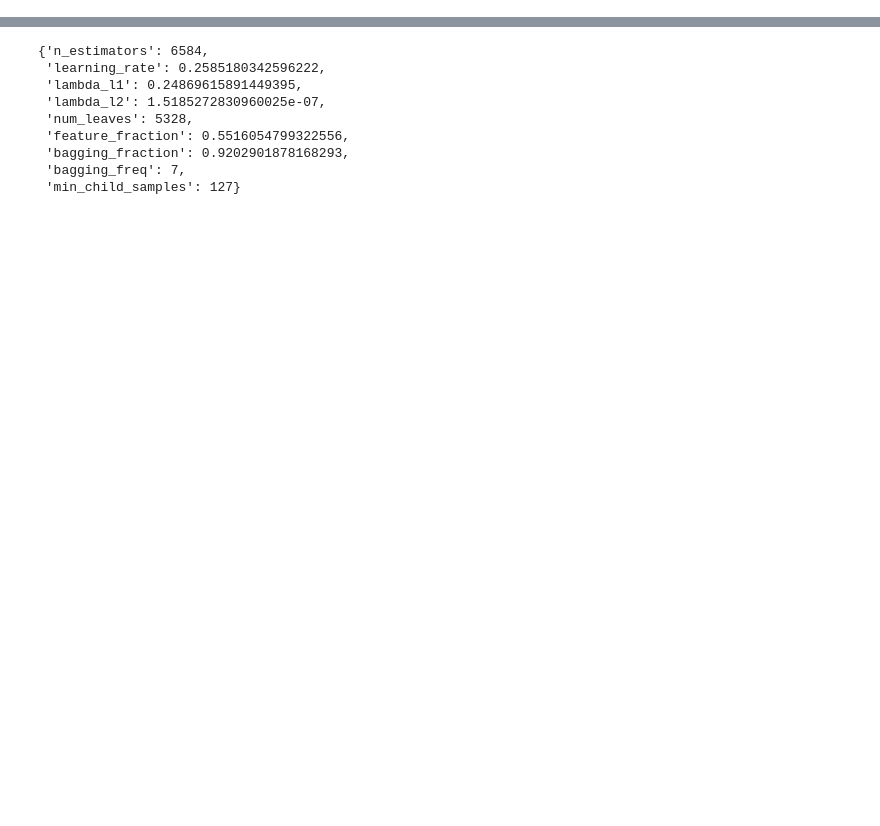
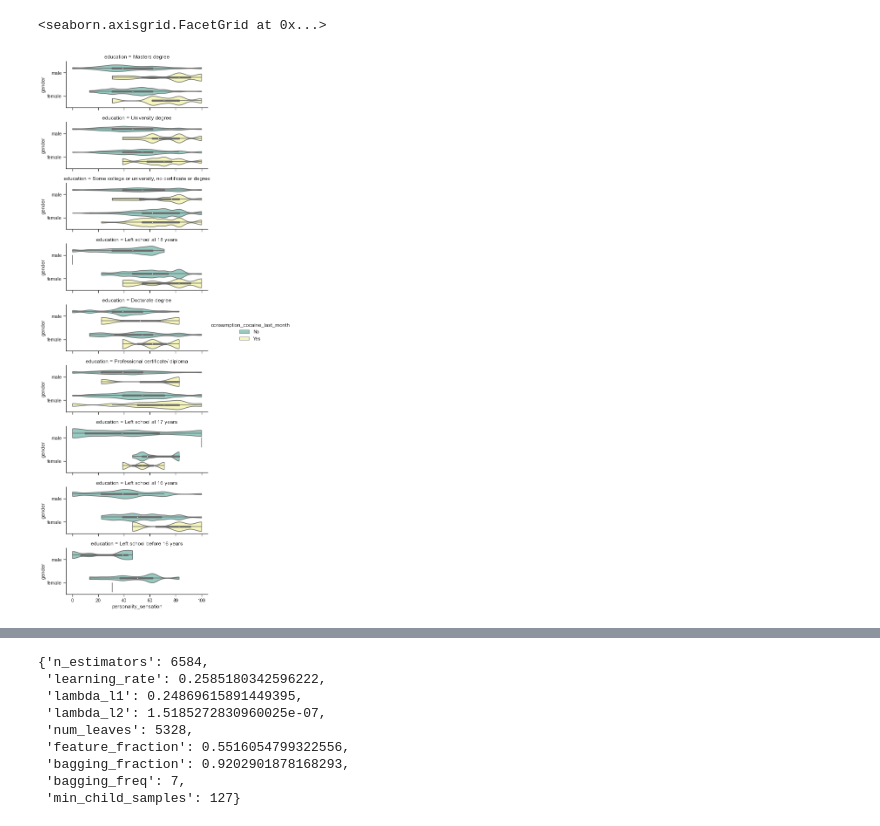
Before and after one commit to kerajxl/MachineLearningProject, a Jupyter notebook: classification.ipynb, the cells around one changed output, grey strips where cells are left out. Cells and saved outputs as stored; diff of their text form; code cells hidden in the pictures; blank space fills up the shorter version.

```diff
--- a/classification.ipynb
+++ b/classification.ipynb
@@ -66,0 +130,9 @@ Name: education, dtype: int64
+# %%
+sns.catplot(x="personality_sensation", y="gender",
+                hue="consumption_cocaine_last_month", row="education",
+                data=drugs,
+                orient="h", height=2, aspect=3, palette="Set3",
+                kind="violin", dodge=True, cut=0, bw=.2)
+# %% [output]
+<seaborn.axisgrid.FacetGrid at 0x...>
+[figure, added]
```
Also changed, not shown: parts of 44 cells of this notebook, 1 other file.
